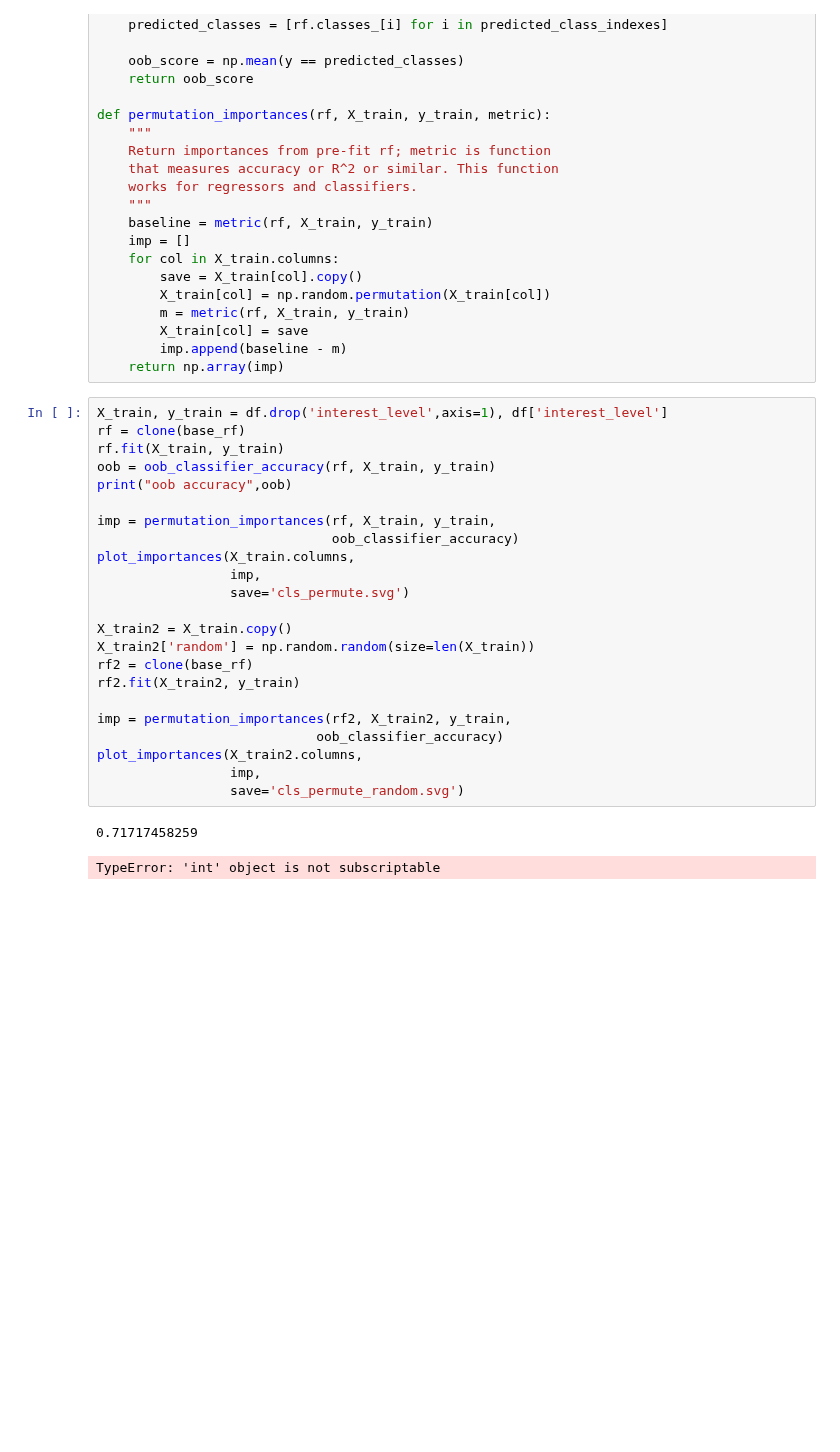
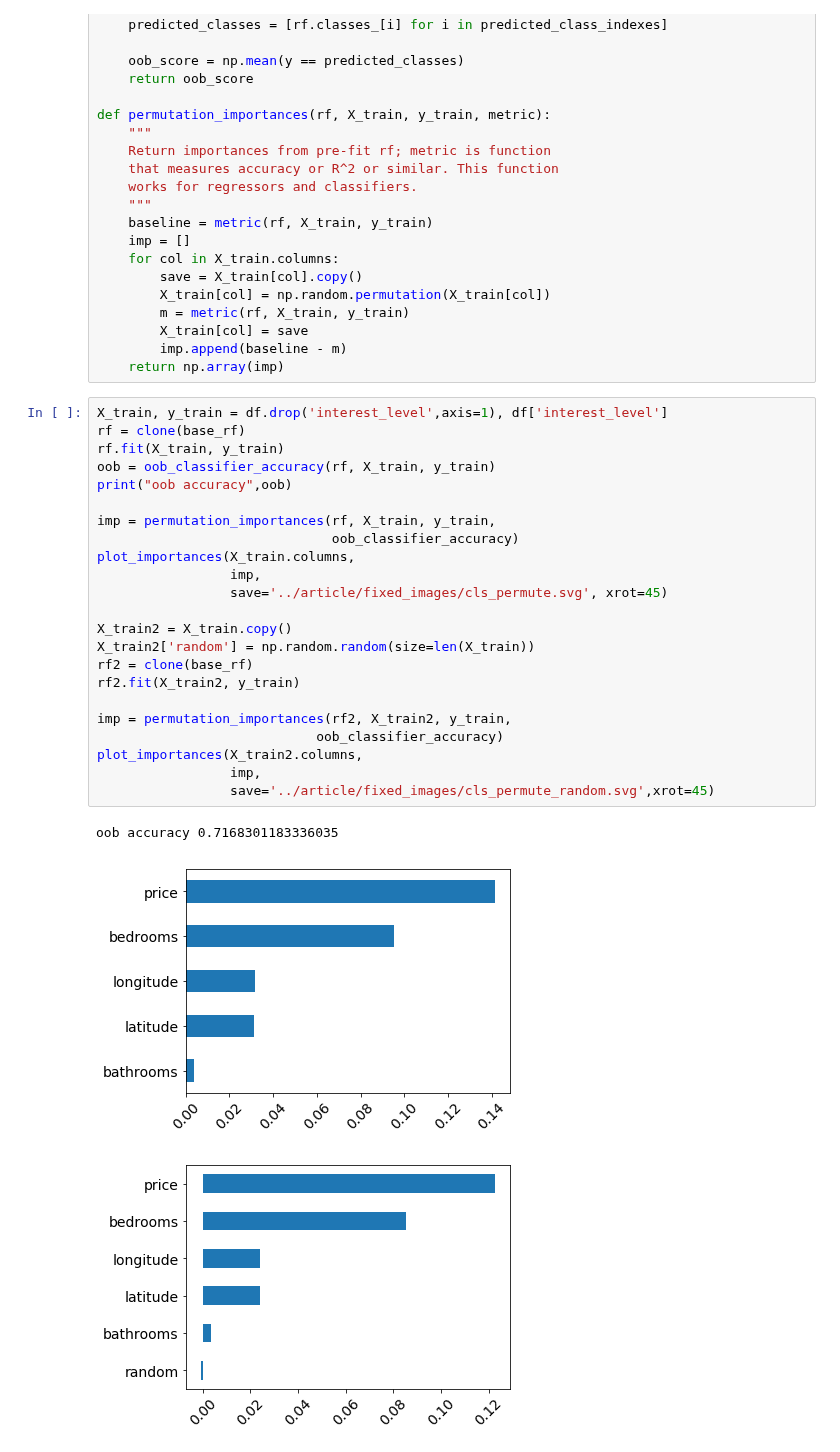
Before and after one commit to parrt/random-forest-importances, a Jupyter notebook: notebooks/permutation-importances-classifier.ipynb, the cells around one changed output. Drawn from its saved outputs; the diff is of its cells as text; blank space fills up the shorter version.

```diff
--- a/notebooks/permutation-importances-classifier.ipynb
+++ b/notebooks/permutation-importances-classifier.ipynb
@@ -159,26 +170,27 @@ def permutation_importances(rf, X_train, y_train, metric):
 # %%
 X_train, y_train = df.drop('interest_level',axis=1), df['interest_level']
 rf = clone(base_rf)
 rf.fit(X_train, y_train)
 oob = oob_classifier_accuracy(rf, X_train, y_train)
 print("oob accuracy",oob)
 
 imp = permutation_importances(rf, X_train, y_train,
                               oob_classifier_accuracy)
 plot_importances(X_train.columns,
                  imp,
-                 save='cls_permute.svg')
+                 save='../article/fixed_images/cls_permute.svg', xrot=45)
 
 X_train2 = X_train.copy()
 X_train2['random'] = np.random.random(size=len(X_train))
 rf2 = clone(base_rf)
 rf2.fit(X_train2, y_train)
 
 imp = permutation_importances(rf2, X_train2, y_train,
                             oob_classifier_accuracy)
 plot_importances(X_train2.columns,
                  imp,
-                 save='cls_permute_random.svg')
+                 save='../article/fixed_images/cls_permute_random.svg',xrot=45)
 # %% [output]
-0.71717458259
+oob accuracy 0.7168301183336035
-TypeError: 'int' object is not subscriptable
+[figure, added]
+[figure, added]
```
Also changed, not shown: parts of 3 cells of this notebook, 26 other files.
